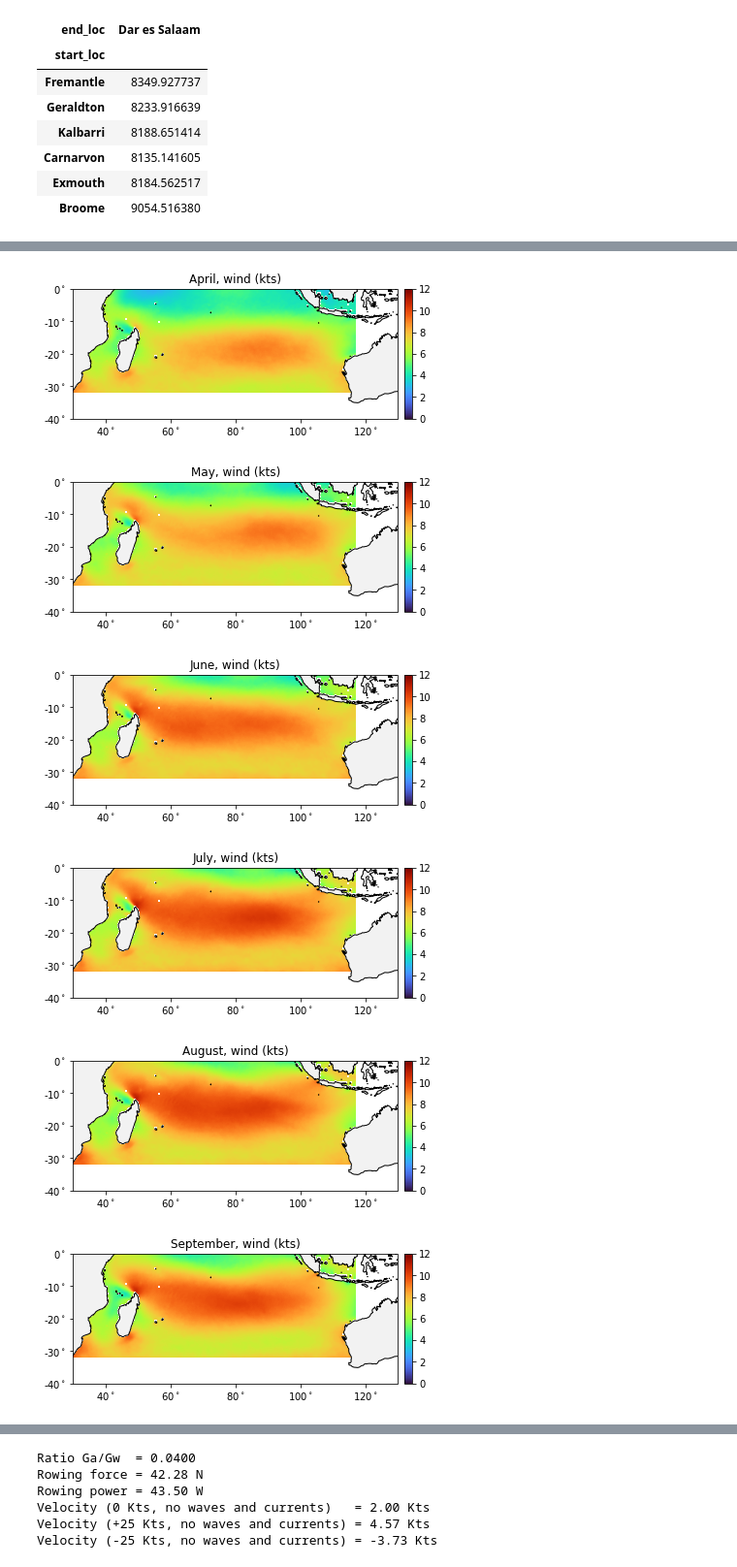
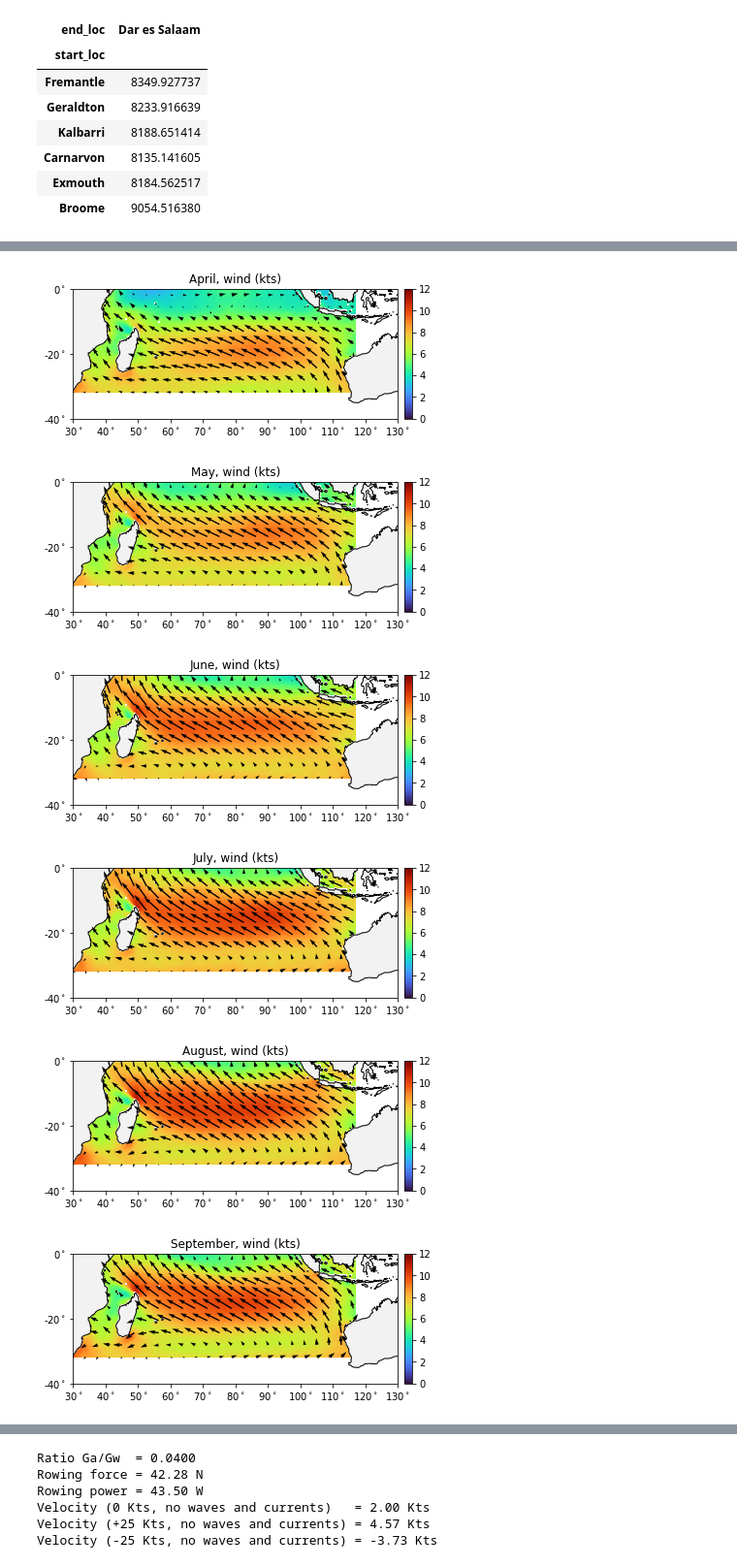
Before and after one commit to rdkreij/oceanrow, a Jupyter notebook: RIOP_simple.ipynb, the cells around one changed output, grey strips where cells are left out. Shown at 97% size. Cells and saved outputs as stored; diff of their text form; code cells hidden in the pictures.

```diff
--- a/RIOP_simple.ipynb
+++ b/RIOP_simple.ipynb
@@ -237,19 +442,21 @@ def pimshow(X,Y,Z,ax=None,*args,**kwargs):
 # %%
 # plot average wind speed per month
+t = dswind.time.values # get time series
 for nmonth in range(1,12):
-    lat  = dswind.latitude.values
-    lon  = dswind.longitude.values
-    x,y  = np.meshgrid(lon,lat)
-    t    = dswind.time.values
-    tidx = (t.astype('datetime64[M]').astype(int) % 12 + 1)==nmonth
-    ua   = np.mean(dswind.northward_wind[tidx,0,:,:].values,axis=0)*tokts
-    va   = np.mean(dswind.eastward_wind[tidx,0,:,:].values,axis=0)*tokts
-    z    = np.mean(dswind.wind_speed[tidx,0,:,:],axis=0)
+    lat  = dswind.latitude.values # latitude values
+    lon  = dswind.longitude.values # longitude values
+    x,y  = np.meshgrid(lon,lat) # create meshgrid of longitude and latitude
 
+    tidx = (t.astype('datetime64[M]').astype(int) % 12 + 1)==nmonth # get time idx of specific month
+    ua   = np.mean(dswind.northward_wind[tidx,0,:,:].values,axis=0)*tokts # longitudinal velocities
+    va   = np.mean(dswind.eastward_wind[tidx,0,:,:].values,axis=0)*tokts # latereal velocities
+    z    = np.mean(dswind.wind_speed[tidx,0,:,:],axis=0) # air speeds
+
+
+    fig,ax = plt_base_simple(xlims,ylims,20,10) # create plot base
+    im = plt_modified_imshow(x,y,z,ax,cb=True,cmap='turbo',interpolation='bilinear',vmin=0,vmax=12) # draw imshow
     idx = 15 # quiver step
-    fig,ax = pltbasesimple(xlims,20,ylims,10)
-    im = pimshow(x,y,z,ax,cmap='turbo',interpolation='bilinear',vmin=0,vmax=12)
-    plt.quiver(x[::idx,::idx],y[::idx,::idx],ua[::idx,::idx],va[::idx,::idx],units='xy',scale_units='xy',scale=3)
-    ax.set(xlim=xlims,ylim=ylims,title=calendar.month_name[nmonth]+', wind (kts)')
+    ax.quiver(x[::idx,::idx],y[::idx,::idx],ua[::idx,::idx],va[::idx,::idx],units='xy',scale_units='xy',scale=3) # draw quiver
+    ax.set(xlim=xlims,ylim=ylims,title=calendar.month_name[nmonth]+', wind (kts)') # set labels
     plt.show()
 # %% [output]
@@ -259,6 +466,6 @@ for nmonth in range(1,12):
-[figure, old version]
+[figure, new version]
-[figure, old version]
+[figure, new version]
-[figure, old version]
+[figure, new version]
-[figure, old version]
+[figure, new version]
-[figure, old version]
+[figure, new version]
-[figure, old version]
+[figure, new version]
```
Also changed, not shown: parts of 53 cells of this notebook.
